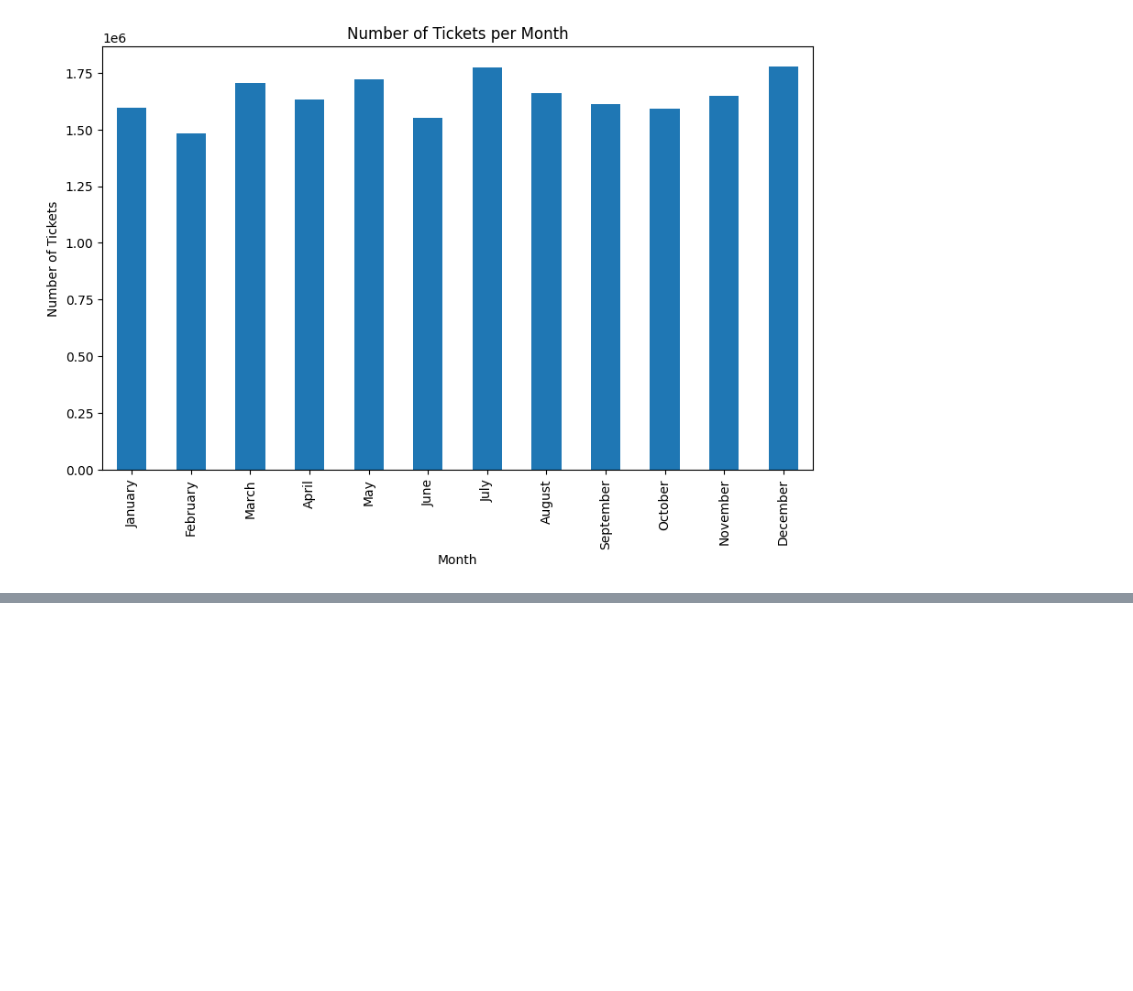
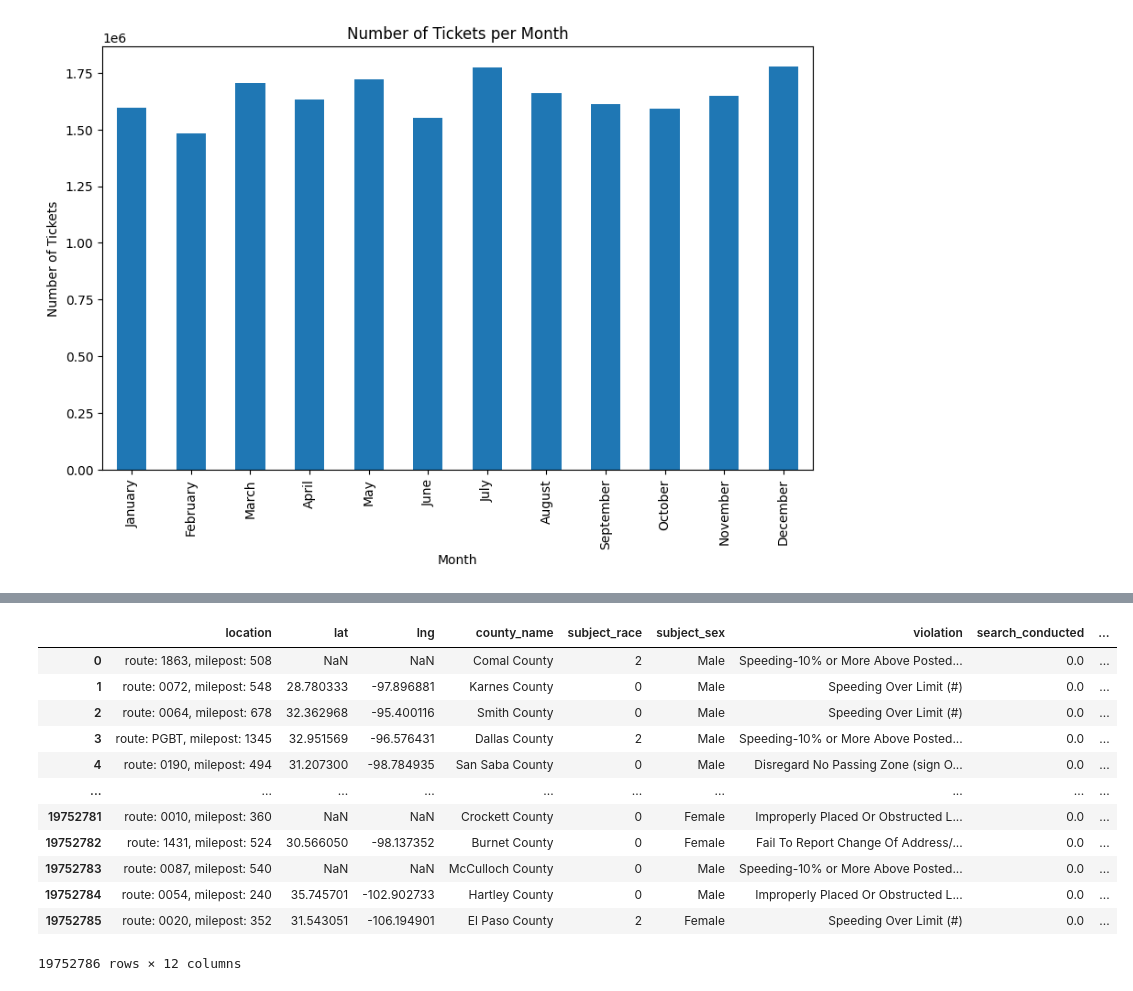
Before and after one commit to Luxchar/Criminalysis, a Jupyter notebook: notebooks/visualization.ipynb, the cells around one changed output, grey strips where cells are left out. Cells and saved outputs as stored; diff of their text form; code cells hidden in the pictures; blank space fills up the shorter version.

```diff
--- a/notebooks/visualization.ipynb
+++ b/notebooks/visualization.ipynb
@@ -204,4 +193,20 @@ Passing `palette` without assigning `hue` is deprecated and will be removed in v
 [figure]
+# %%
+df
+# %% [output]
+|  | location | lat | lng | county_name | subject_race | subject_sex | violation | search_conducted | ... |
+| 0 | route: 1863, milepost: 508 | NaN | NaN | Comal County | 2 | Male | Speeding-10% or More Above Posted... | 0.0 | ... |
+| 1 | route: 0072, milepost: 548 | 28.780333 | -97.896881 | Karnes County | 0 | Male | Speeding Over Limit (#) | 0.0 | ... |
+| 2 | route: 0064, milepost: 678 | 32.362968 | -95.400116 | Smith County | 0 | Male | Speeding Over Limit (#) | 0.0 | ... |
+| 3 | route: PGBT, milepost: 1345 | 32.951569 | -96.576431 | Dallas County | 2 | Male | Speeding-10% or More Above Posted... | 0.0 | ... |
+| 4 | route: 0190, milepost: 494 | 31.207300 | -98.784935 | San Saba County | 0 | Male | Disregard No Passing Zone (sign O... | 0.0 | ... |
+| ... | ... | ... | ... | ... | ... | ... | ... | ... | ... |
+| 19752781 | route: 0010, milepost: 360 | NaN | NaN | Crockett County | 0 | Female | Improperly Placed Or Obstructed L... | 0.0 | ... |
+| 19752782 | route: 1431, milepost: 524 | 30.566050 | -98.137352 | Burnet County | 0 | Female | Fail To Report Change Of Address/... | 0.0 | ... |
+| 19752783 | route: 0087, milepost: 540 | NaN | NaN | McCulloch County | 0 | Male | Speeding-10% or More Above Posted... | 0.0 | ... |
+| 19752784 | route: 0054, milepost: 240 | 35.745701 | -102.902733 | Hartley County | 0 | Male | Improperly Placed Or Obstructed L... | 0.0 | ... |
+| 19752785 | route: 0020, milepost: 352 | 31.543051 | -106.194901 | El Paso County | 2 | Female | Speeding Over Limit (#) | 0.0 | ... |
+19752786 rows × 12 columns
 # %%
 # Plot the correlation between men and women getting a ticket for speeding.
 
```
Also changed, not shown: parts of 17 cells of this notebook, 1 other file.
